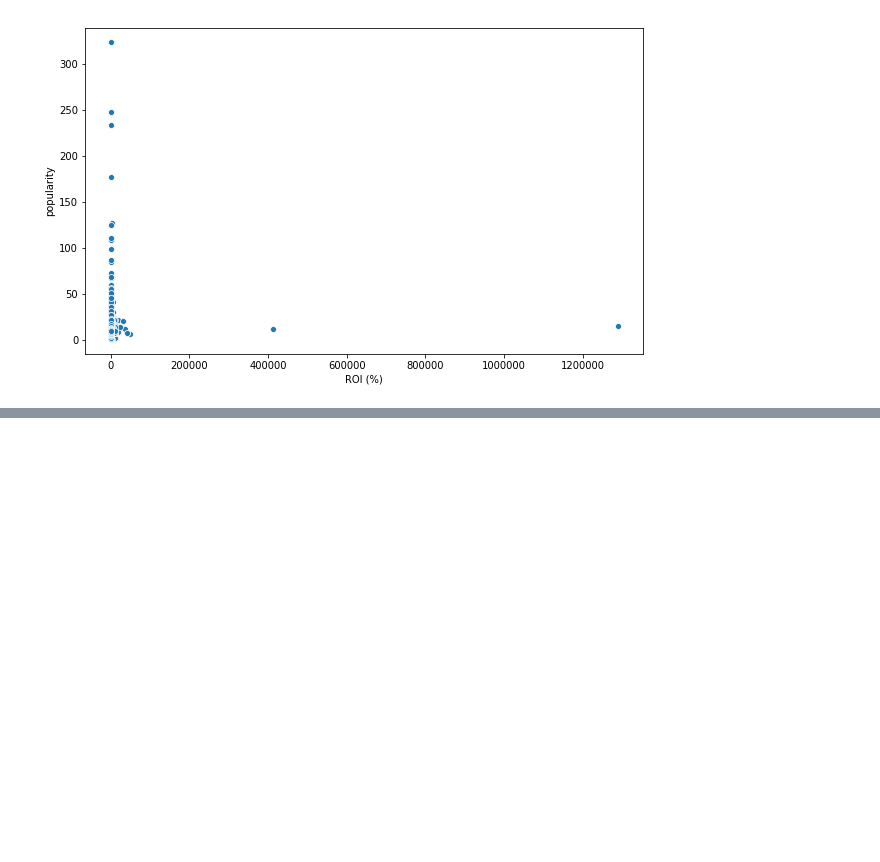
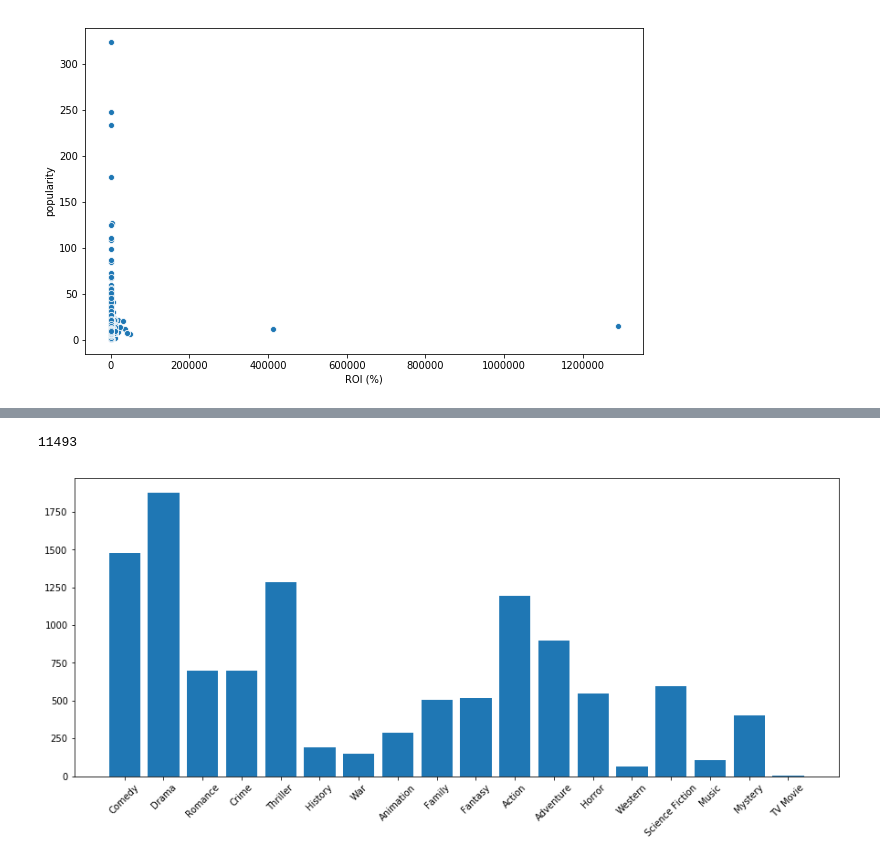
Before and after one commit to chrispfchung/mediaproject, a Jupyter notebook: Preprocessing API call Data (movieDB).ipynb, the cells around one changed output, grey strips where cells are left out. Drawn from its saved outputs; the diff is of its cells as text; code cells hidden in the pictures; blank space fills up the shorter version.

```diff
--- a/Preprocessing API call Data (movieDB).ipynb
+++ b/Preprocessing API call Data (movieDB).ipynb
@@ -79,4 +58,6 @@ df = df[df['gross_profit'].notna()]
 # %%
+df_profits = df[df['gross_profit'].notna()]
+
 # Create profit margin column , investment, ROI
-df['ROI (%)'] = (df['gross_profit'] / df['budget']) * 100
+df_profits['ROI (%)'] = (df_profits['gross_profit'] / df_profits['budget']) * 100
 df.head()
@@ -242,0 +234,24 @@ Name: genres, dtype: int64
+# %%
+df['genres'][0]
+res = ast.literal_eval(df['genres'][0]) # turn string into a list of strings
+# %%
+# Turn genre combination in string form to list form to get a count of each one
+import ast #one example
+from tqdm import tqdm
+
+df_profits = df_profits.reset_index(drop=True)
+
+res_list = [] #loop through
+for i in df_profits['genres']:
+    res = ast.literal_eval(i)
+    res_list.append(res)
+
+df_profits['genres'] = res_list
+df_profits['genres']
+# %%
+# count of all genres
+
+genres_count ={}
+for genres in df_profits.genres:
+    for genre in genres:
+        genres_count[genre] = genres_count.get(genre, 1) + 1
@@ -242,0 +279,11 @@ Name: genres, dtype: int64
+# %%
+sum(genres_count.values())
+# %% [output]
+11493
+# %%
+# graph of the number of genres pre weighted
+fig, ax = plt.subplots(figsize=(15,6))
+plt.xticks(rotation=45)
+plt.bar(genres_count.keys(), genres_count.values());
+# %% [output]
+[figure, added]
```
Also changed, not shown: parts of 27 cells of this notebook, 2 other files.
